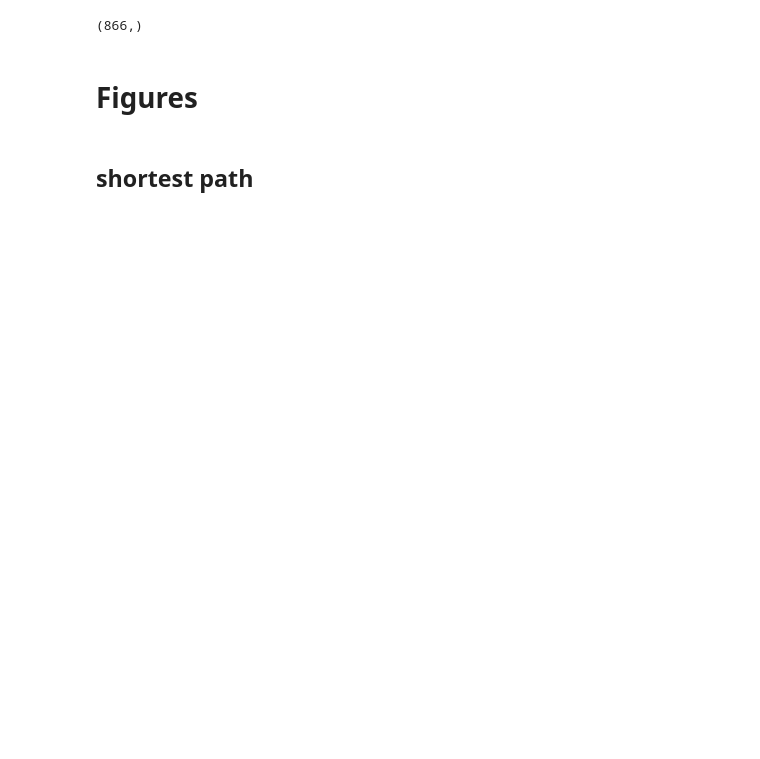
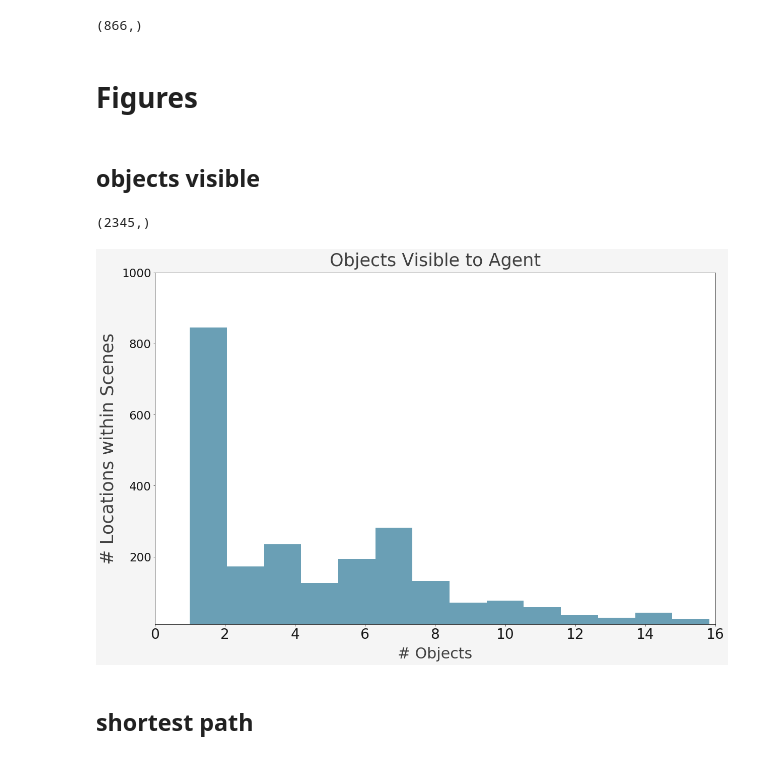
Before and after one commit to drschwenk/transfer, a Jupyter notebook: robothor_stats.ipynb, the cells around one changed output. Drawn from its saved outputs; the diff is of its cells as text; code cells hidden in the pictures; blank space fills up the shorter version.

```diff
--- a/robothor_stats.ipynb
+++ b/robothor_stats.ipynb
@@ -182,3 +235,5 @@ with open('multi_scene_reachable_pos.pkl', 'rb') as f:
+# %%
+val_reachable = {s: dat for s, dat in multi_scene_reachable_pos.items() if 'Val' in s}
 # %%
 relevant_fields = ['name', 'objectType', 'objectId', 'position']
 
@@ -202,6 +257,44 @@ furn_obj_df['z'] = furn_obj_df['position'].apply(lambda x: x['z'])
 furn_obj_df['x'] = furn_obj_df['position'].apply(lambda x: x['x'])
 # %% [markdown]
 # Figures
+# %% [markdown]
+## objects visible
+# %%
+count_vis = []
+for scene_id, positions in val_reachable.items():
+    rotations = [0, 90, 180, 270]
+    for rp in tqdm(positions.metadata['reachablePositions']):
+        for rot in rotations:
+            rp['rotation'] = rot
+            new_pos = teleport(rp)
+            if not new_pos:
+                continue
+            n_visible = get_objects_vis(new_pos)
+            if n_visible:
+                count_vis.append(n_visible)
+vis_ser = pd.Series(count_vis)
+# %%
+vis_ser.shape
+# %% [output]
+(2345,)
+# %%
+vis_ser = pd.Series(count_vis)
+# %%
+vis_ser = vis_ser[vis_ser > 0]
+# %%
+vis_ser.hist(bins=17)
+
+fig_labels = {
+    'fig_title': 'Objects Visible to Agent',
+      'x_label': '# Objects',
+      'y_label': '# Locations within Scenes'
+}
+plt.xlim(0, 16)
+plt.ylim(10, 1000)
+plt.tight_layout(pad=0)
+make_standard_fig(_, fig_labels, save=True, outfile='./figures/val_objects_vis.pdf')
+# %% [output]
+[figure, added]
 # %% [markdown]
 ## shortest path
 # %%
```
Also changed, not shown: parts of 24 cells of this notebook, 1 other file.
